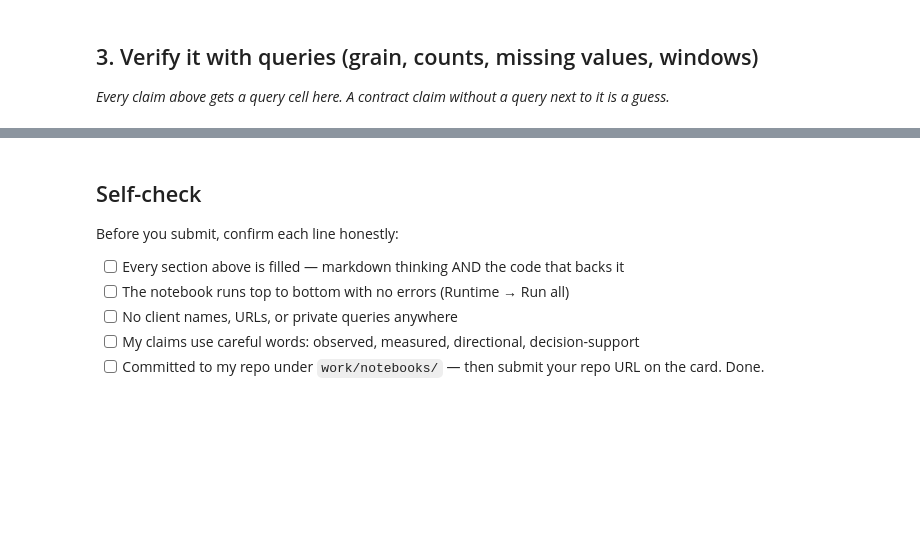
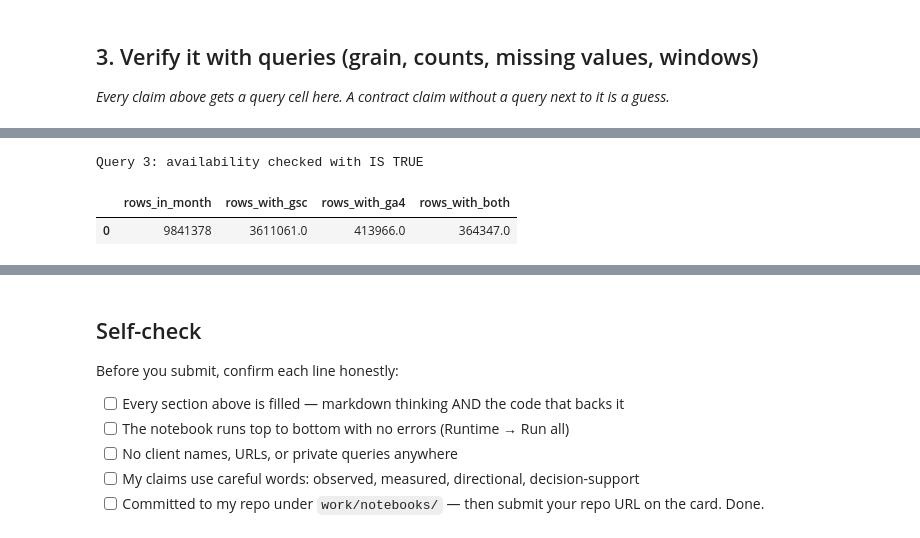
Before and after one commit to TahaShan16/flyrank-ml-internship, a Jupyter notebook: work/notebooks/w03_data_contract.ipynb, the cells around one changed output, grey strips where cells are left out. Saved outputs shown, nothing was run; the diff lists cells and outputs as text; code cells hidden in the pictures; blank space fills up the shorter version.

```diff
--- a/work/notebooks/w03_data_contract.ipynb
+++ b/work/notebooks/w03_data_contract.ipynb
@@ -33,0 +115,18 @@ This skeleton is yours to fill. Work the sections **in order** — each one has
+# %%
+# Query 3: availability check using IS TRUE
+availability_summary = con.sql(f"""
+    SELECT
+        COUNT(*) AS rows_in_month,
+        SUM(CASE WHEN gsc_data_available IS TRUE THEN 1 ELSE 0 END) AS rows_with_gsc,
+        SUM(CASE WHEN ga4_data_available IS TRUE THEN 1 ELSE 0 END) AS rows_with_ga4,
+        SUM(CASE WHEN gsc_data_available IS TRUE AND ga4_data_available IS TRUE THEN 1 ELSE 0 END) AS rows_with_both
+    FROM {TABLES["fact_daily"]}
+    WHERE month = '{MONTH}'
+""").df()
+
+print("Query 3: availability checked with IS TRUE")
+availability_summary
+# %% [output]
+Query 3: availability checked with IS TRUE
+|  | rows_in_month | rows_with_gsc | rows_with_ga4 | rows_with_both |
+| 0 | 9841378 | 3611061.0 | 413966.0 | 364347.0 |
```
Also changed, not shown: parts of 16 cells of this notebook.
